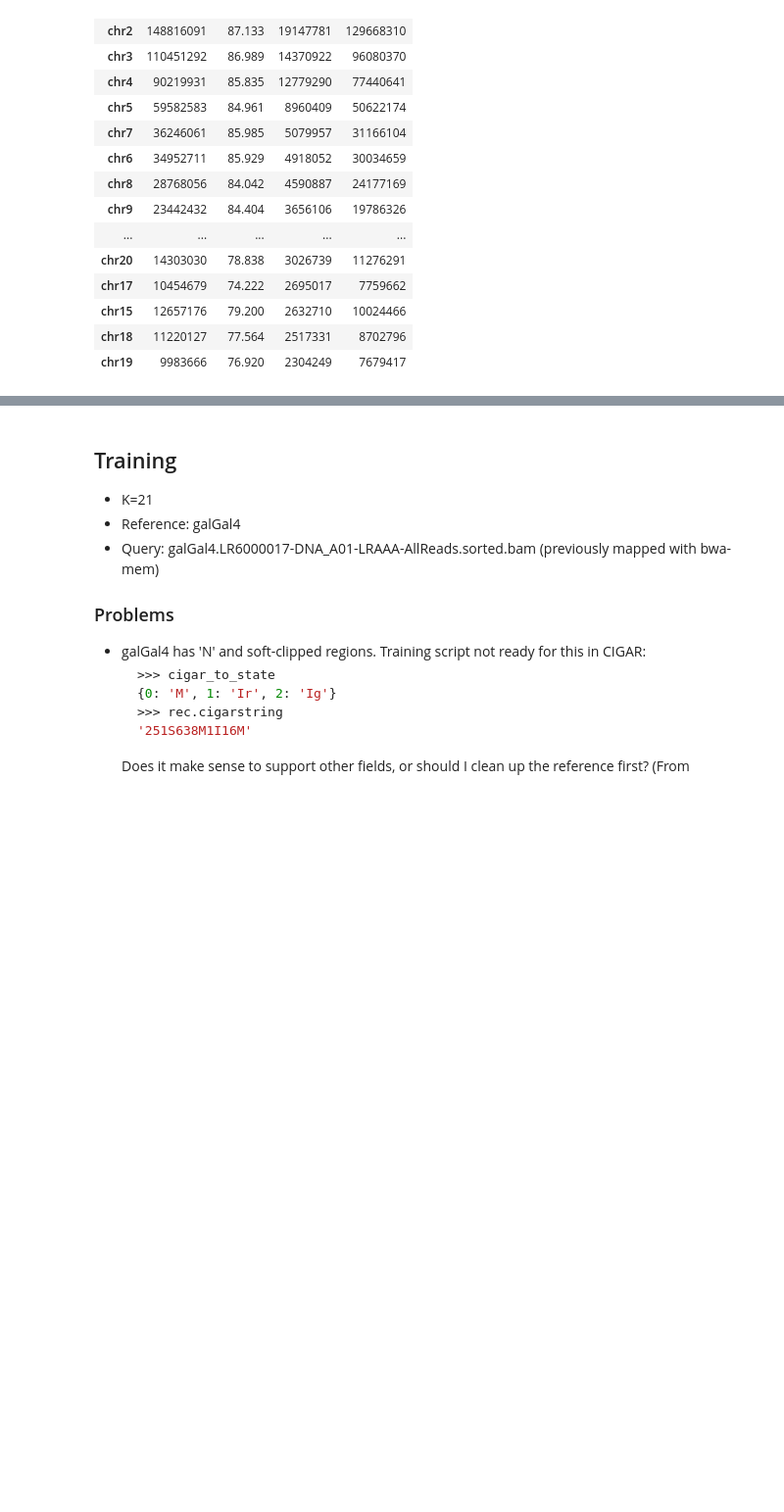
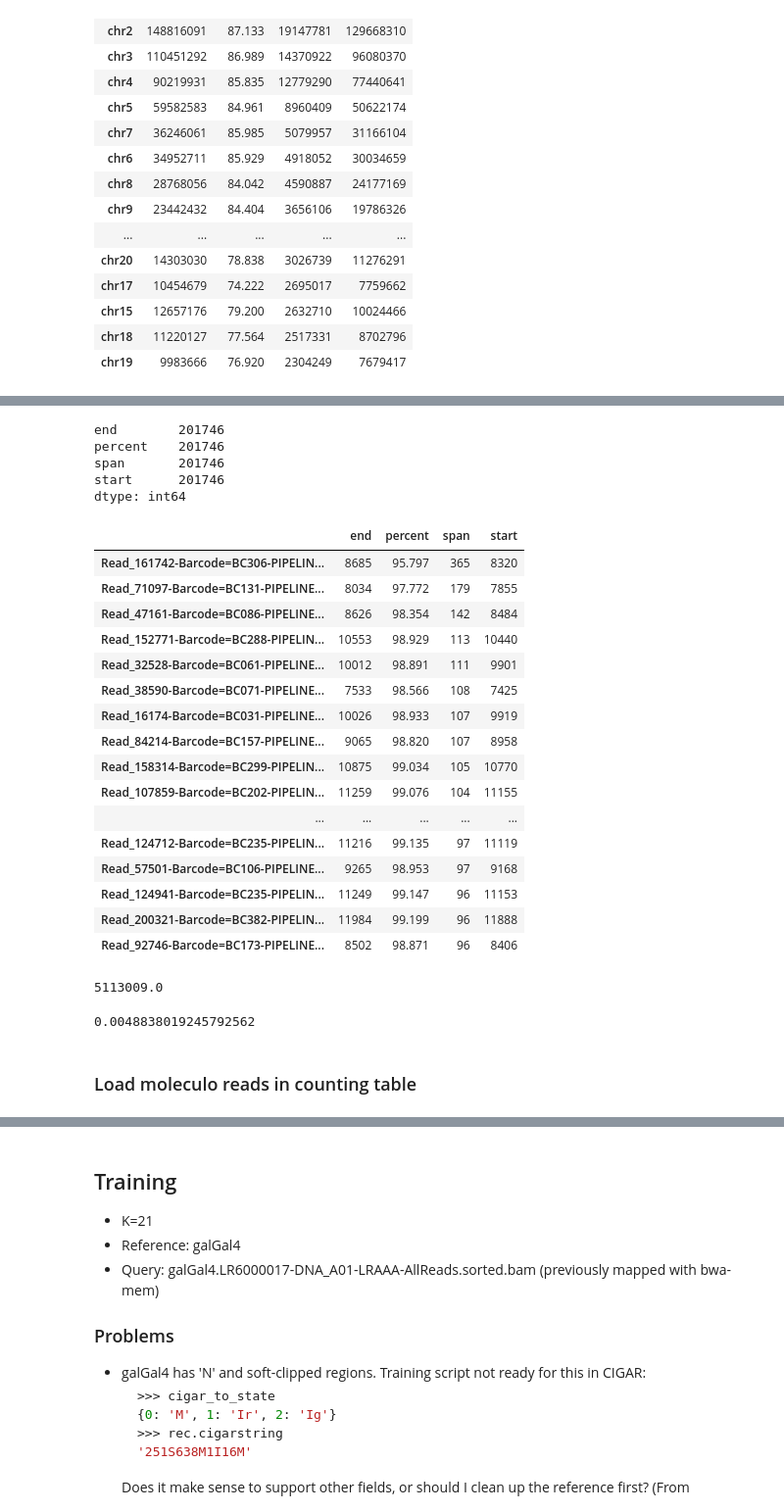
Before and after one commit to luizirber/2015-graphalign-longreads, a Jupyter notebook: notebooks/Exploration.ipynb, the cells around one changed output, grey strips where cells are left out. Shown at 98% size. Drawn from its saved outputs; the diff is of its cells as text; code cells hidden in the pictures; blank space fills up the shorter version.

```diff
--- a/notebooks/Exploration.ipynb
+++ b/notebooks/Exploration.ipynb
@@ -145,0 +206,39 @@ data.sort('span', ascending=False).head(20)
+# %%
+galGal4_k13[galGal4_k13['percent'] > 90].count()
+# %% [output]
+end        201746
+percent    201746
+span       201746
+start      201746
+dtype: int64
+# %%
+galGal4_k13.sort('span', ascending=False).head(20)
+# %% [output]
+|  | end | percent | span | start |
+| Read_161742-Barcode=BC306-PIPELIN... | 8685 | 95.797 | 365 | 8320 |
+| Read_71097-Barcode=BC131-PIPELINE... | 8034 | 97.772 | 179 | 7855 |
+| Read_47161-Barcode=BC086-PIPELINE... | 8626 | 98.354 | 142 | 8484 |
+| Read_152771-Barcode=BC288-PIPELIN... | 10553 | 98.929 | 113 | 10440 |
+| Read_32528-Barcode=BC061-PIPELINE... | 10012 | 98.891 | 111 | 9901 |
+| Read_38590-Barcode=BC071-PIPELINE... | 7533 | 98.566 | 108 | 7425 |
+| Read_16174-Barcode=BC031-PIPELINE... | 10026 | 98.933 | 107 | 9919 |
+| Read_84214-Barcode=BC157-PIPELINE... | 9065 | 98.820 | 107 | 8958 |
+| Read_158314-Barcode=BC299-PIPELIN... | 10875 | 99.034 | 105 | 10770 |
+| Read_107859-Barcode=BC202-PIPELIN... | 11259 | 99.076 | 104 | 11155 |
+| ... | ... | ... | ... | ... |
+| Read_124712-Barcode=BC235-PIPELIN... | 11216 | 99.135 | 97 | 11119 |
+| Read_57501-Barcode=BC106-PIPELINE... | 9265 | 98.953 | 97 | 9168 |
+| Read_124941-Barcode=BC235-PIPELIN... | 11249 | 99.147 | 96 | 11153 |
+| Read_200321-Barcode=BC382-PIPELIN... | 11984 | 99.199 | 96 | 11888 |
+| Read_92746-Barcode=BC173-PIPELINE... | 8502 | 98.871 | 96 | 8406 |
+# %%
+bases_mapped = galGal4_k13['span'].sum()
+bases_mapped
+# %% [output]
+5113009.0
+# %%
+bases_mapped / bases_in_galGal4
+# %% [output]
+0.0048838019245792562
+# %% [markdown]
+### Load moleculo reads in counting table
```
Also changed, not shown: parts of 20 cells of this notebook.
